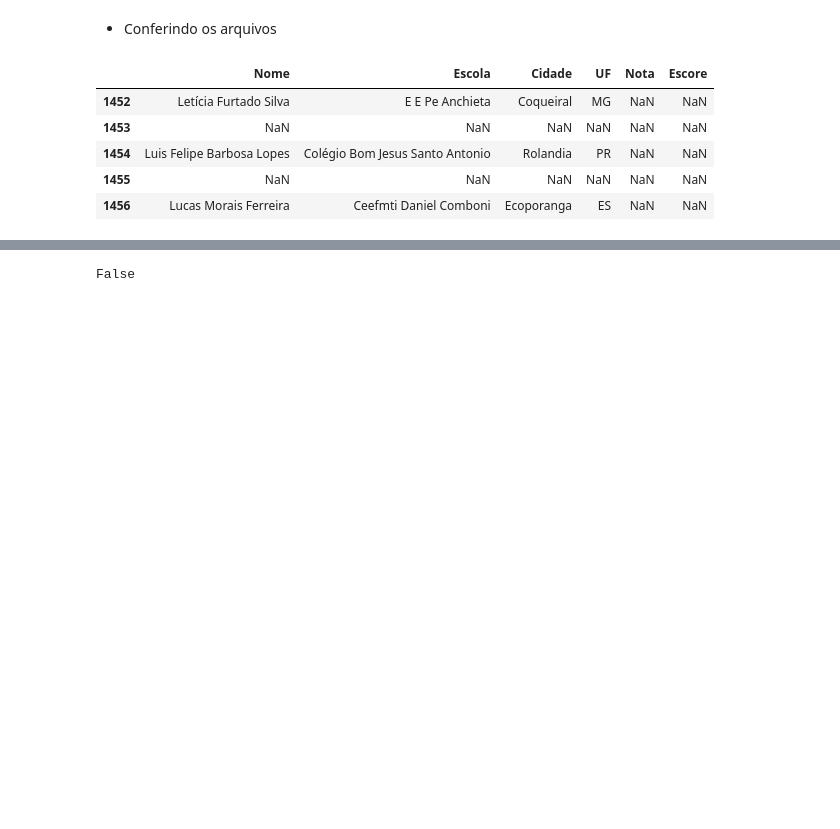
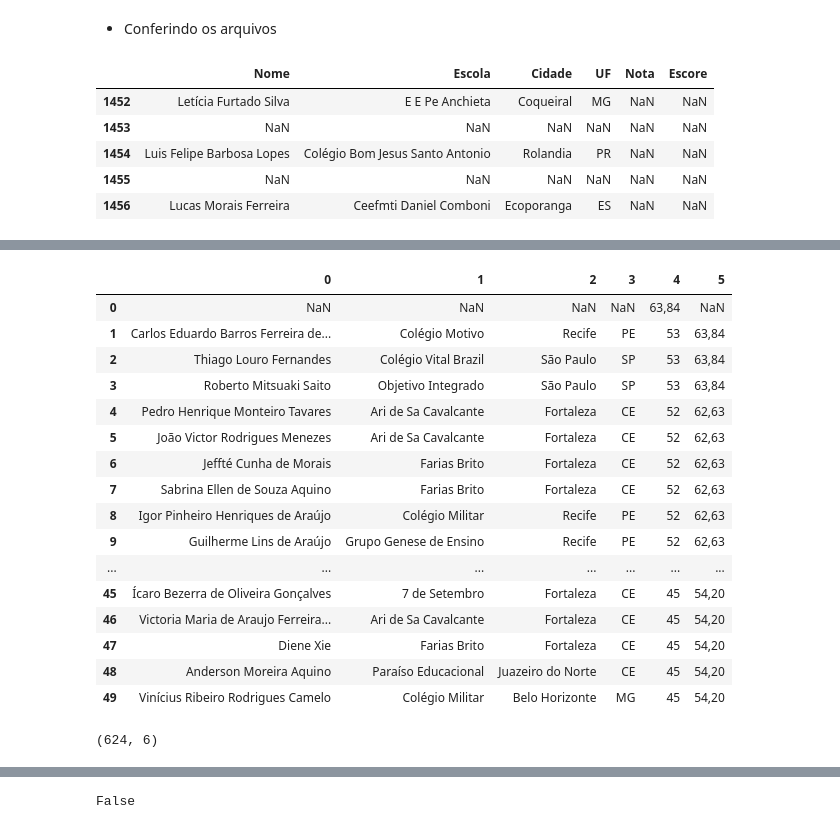
Before and after one commit to ordepzero/onc, a Jupyter notebook: ONC Data Wrangling.ipynb, the cells around one changed output, grey strips where cells are left out. Cells and saved outputs as stored; diff of their text form; code cells hidden in the pictures; blank space fills up the shorter version.

```diff
--- a/ONC Data Wrangling.ipynb
+++ b/ONC Data Wrangling.ipynb
@@ -269,16 +250,0 @@ def read_page(pdf_filename,number_page):
-# %%
-cols = ['Nome', 'Escola', 'Cidade', 'UF', 'Nota']
-pdf_filename = files_2016[3]
-
-try:
-    dfs = []
-    for i in range(1,12):
-        temp_df = read_page(pdf_filename,i)[0]
-        temp_df.columns = cols # Update columns name
-        dfs.append(temp_df)
-except Exception as e:
-    print(e)
-
-dfs = pd.concat(dfs,ignore_index=True) # Concat the dataframes
-dfs['Nota'] = dfs['Nota'].str.replace(',','.') # Replace , to .
-dfs['Nota'] = pd.to_numeric(dfs['Nota'], downcast="float") # Convert string column to float
@@ -326,0 +255,3 @@ Name: medal, dtype: object
+# %%
+filename = files_2016[3]
+dfs = read_page(filename)
@@ -326,0 +388,19 @@ Name: medal, dtype: object
+# %%
+def read_page(pdf_filename):
+    '''
+    Fuction to get the borders limit and set the area selection on function read_pdf.
+    The parameter multiple_tables in tabula.read_pdf function was setted True because the tables in documents have different
+    number of columns. So, it is to avoid this error.
+
+    Parameter:
+        - pdf_filename (string): pdf filename path.
+    Return:
+        - list(DataFrame): list of dataframes of each page.
+    '''
+    left = 0
+    top = 0
+    bottom = 770
+    right = 600
+    test_area = [top, left, bottom, right]
+    #print(test_area)
+    return tabula.read_pdf(pdf_filename,lattice=True,guess=True,multiple_tables=True,pages='all',area=test_area,silent=True,pandas_options={'header': None})
@@ -326,0 +411,3 @@ Name: medal, dtype: object
+# %%
+filename = files_2016[0]
+dfs = read_page(filename)
@@ -326,0 +428,25 @@ Name: medal, dtype: object
+# %%
+dfs[2].dropna(axis=1,how='all')
+# %% [output]
+|  | 0 | 1 | 2 | 3 | 4 | 5 |
+| 0 | NaN | NaN | NaN | NaN | 63,84 | NaN |
+| 1 | Carlos Eduardo Barros Ferreira de... | Colégio Motivo | Recife | PE | 53 | 63,84 |
+| 2 | Thiago Louro Fernandes | Colégio Vital Brazil | São Paulo | SP | 53 | 63,84 |
+| 3 | Roberto Mitsuaki Saito | Objetivo Integrado | São Paulo | SP | 53 | 63,84 |
+| 4 | Pedro Henrique Monteiro Tavares | Ari de Sa Cavalcante | Fortaleza | CE | 52 | 62,63 |
+| 5 | João Victor Rodrigues Menezes | Ari de Sa Cavalcante | Fortaleza | CE | 52 | 62,63 |
+| 6 | Jeffté Cunha de Morais | Farias Brito | Fortaleza | CE | 52 | 62,63 |
+| 7 | Sabrina Ellen de Souza Aquino | Farias Brito | Fortaleza | CE | 52 | 62,63 |
+| 8 | Igor Pinheiro Henriques de Araújo | Colégio Militar | Recife | PE | 52 | 62,63 |
+| 9 | Guilherme Lins de Araújo | Grupo Genese de Ensino | Recife | PE | 52 | 62,63 |
+| ... | ... | ... | ... | ... | ... | ... |
+| 45 | Ícaro Bezerra de Oliveira Gonçalves | 7 de Setembro | Fortaleza | CE | 45 | 54,20 |
+| 46 | Victoria Maria de Araujo Ferreira... | Ari de Sa Cavalcante | Fortaleza | CE | 45 | 54,20 |
+| 47 | Diene Xie | Farias Brito | Fortaleza | CE | 45 | 54,20 |
+| 48 | Anderson Moreira Aquino | Paraíso Educacional | Juazeiro do Norte | CE | 45 | 54,20 |
+| 49 | Vinícius Ribeiro Rodrigues Camelo | Colégio Militar | Belo Horizonte | MG | 45 | 54,20 |
+# %%
+df_uni = pd.concat(dfs)
+df_uni.shape
+# %% [output]
+(624, 6)
```
Also changed, not shown: parts of 69 cells of this notebook, 18 other files.
